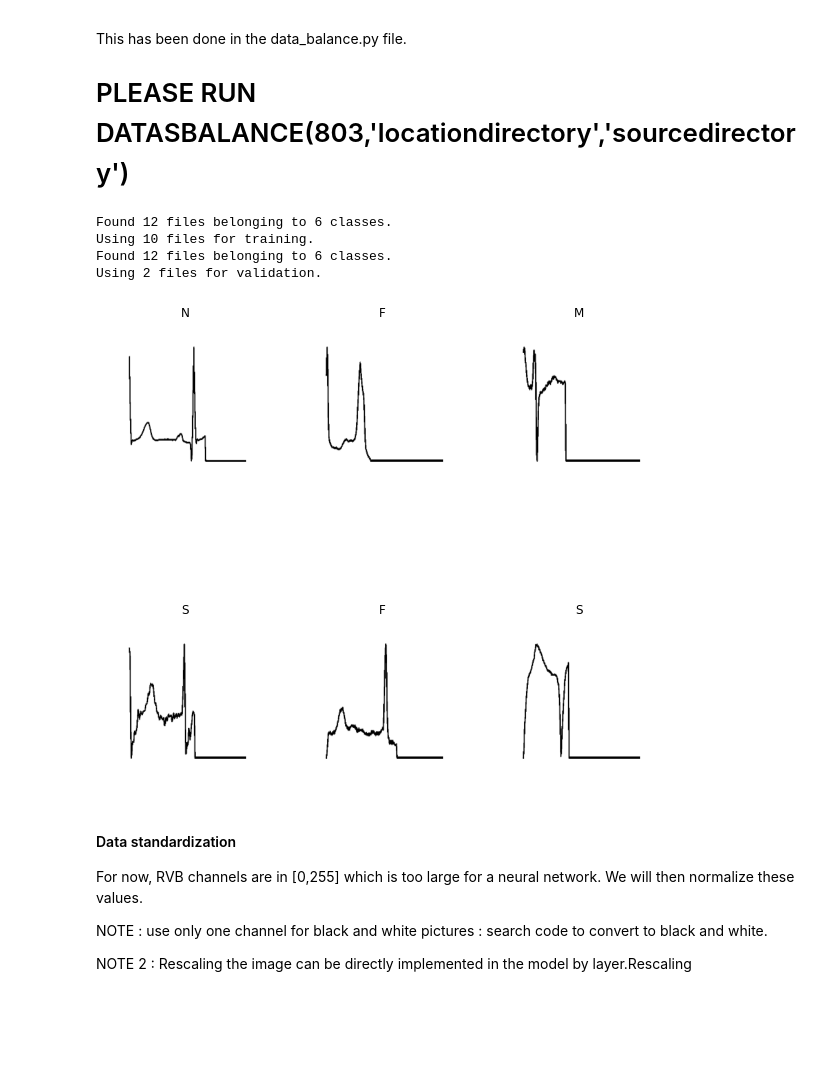
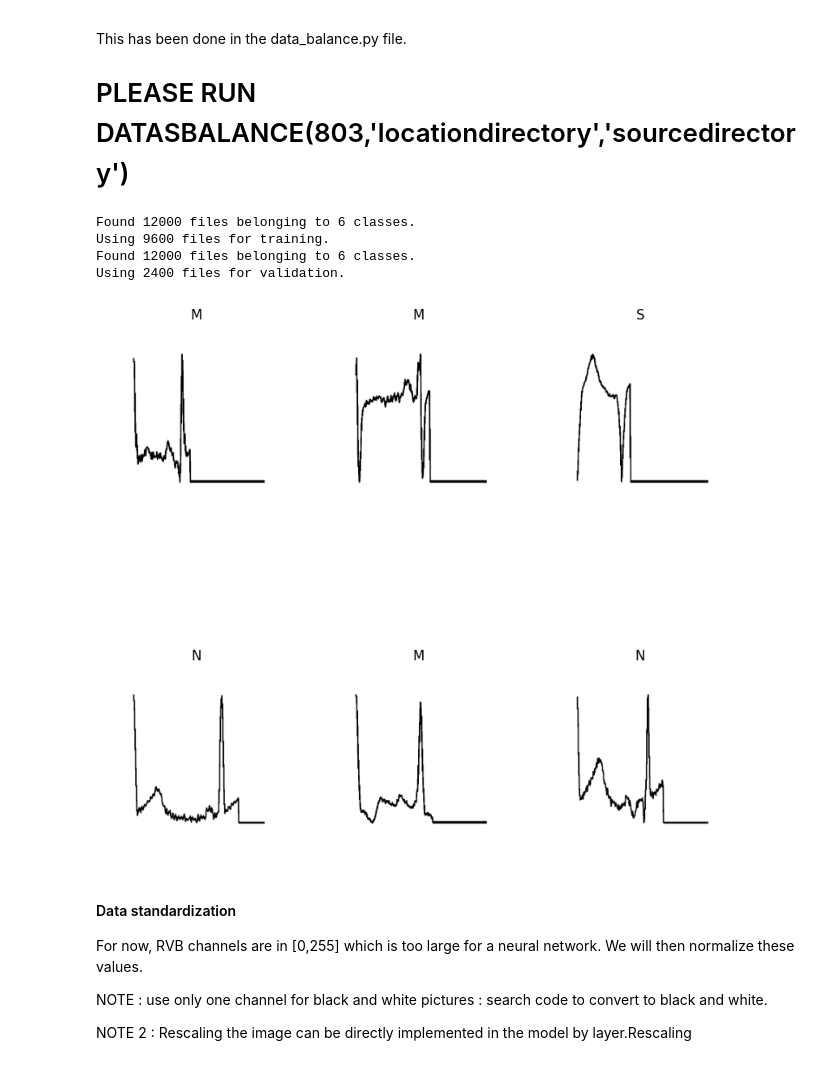
Before and after one commit to Henryk07/ESP3201_Project, a Jupyter notebook: neuralnetwork.ipynb, the cells around one changed output. Cells and saved outputs as stored; diff of their text form; code cells hidden in the pictures; blank space fills up the shorter version.

Commit message:
upload the 8th version of the code before training

```diff
--- a/neuralnetwork.ipynb
+++ b/neuralnetwork.ipynb
@@ -44,38 +44,38 @@ This has been done in the data_balance.py file.
 # %%
 traindata=tf.keras.utils.image_dataset_from_directory(
   #"Full_dataset\ECG_Image_data_cb_bw",
   #"Small_dataset\S_datas_labels_cb_bw",
-  "M_dataset\S_datas_labels_bw_bal803",
+  "M_dataset\S_datas_labels_bw_bal2000",
   labels='inferred',
   class_names=["F","M","N","Q","S","V"],
   validation_split=0.2,
   subset="training",
   seed=123)
 
 valdata=tf.keras.utils.image_dataset_from_directory(
   #"Full_dataset\ECG_Image_data_cb_bw",
   #"Small_dataset\S_datas_labels_cb_bw",
-  "M_dataset\S_datas_labels_bw_bal803",
+  "M_dataset\S_datas_labels_bw_bal2000",
   labels='inferred',
   class_names=["F","M","N","Q","S","V"],
   validation_split=0.2,
   subset="validation",
   seed=123)
 
 
 plt.figure(figsize=(10, 10))
 for images, labels in traindata.take(1):
   for i in range(6):
     ax = plt.subplot(2, 3, i + 1)
     plt.imshow(images[i].numpy().astype("uint8"))
     plt.title(traindata.class_names[labels[i]])
     plt.axis("off")
 # %% [output]
-Found 12 files belonging to 6 classes.
-Using 10 files for training.
-Found 12 files belonging to 6 classes.
-Using 2 files for validation.
+Found 12000 files belonging to 6 classes.
+Using 9600 files for training.
+Found 12000 files belonging to 6 classes.
+Using 2400 files for validation.
-[figure, old version]
+[figure, new version]
 # %% [markdown]
 #### Data standardization ###
 
```
Also changed, not shown: parts of 2 cells of this notebook.
